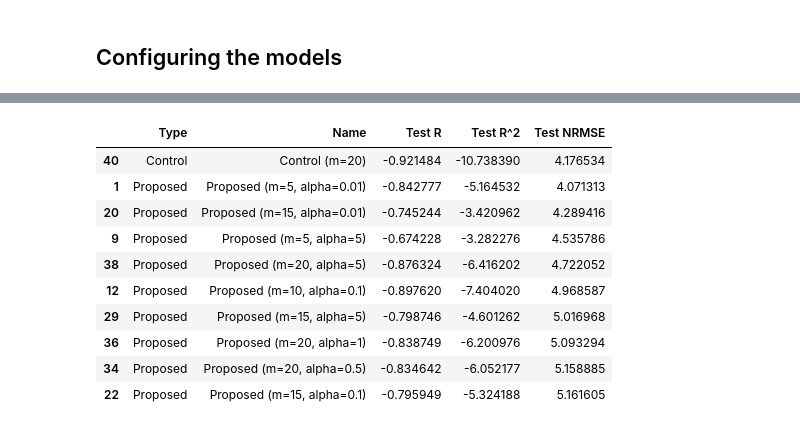
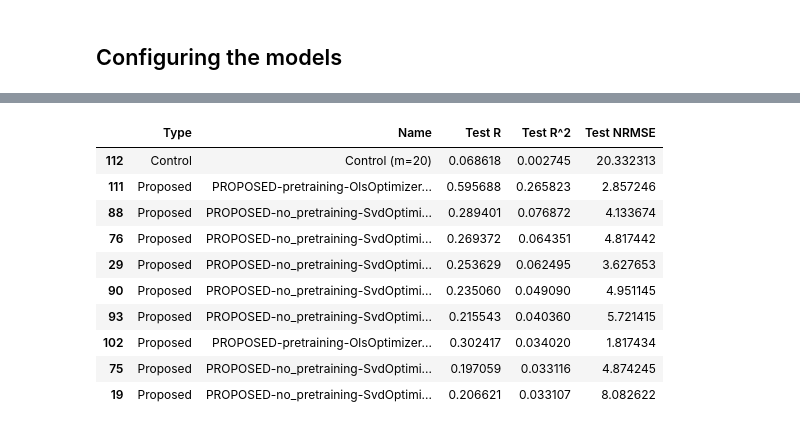
Before and after one commit to lichterberci/rbfar-ols, a Jupyter notebook: experiments.ipynb, the cells around one changed output, grey strips where cells are left out. Drawn from its saved outputs; the diff is of its cells as text; code cells hidden in the pictures.

```diff
--- a/experiments.ipynb
+++ b/experiments.ipynb
@@ -170,18 +173,4 @@ new_row = pd.DataFrame(
     }
 )
 results_df = pd.concat([results_df, new_row], ignore_index=True)
-# %%
-results_df.sort_values(by=["Type", "Test NRMSE"], ascending=[True, True]).head(10)
-# %% [output]
-|  | Type | Name | Test R | Test R^2 | Test NRMSE |
-| 40 | Control | Control (m=20) | -0.921484 | -10.738390 | 4.176534 |
-| 1 | Proposed | Proposed (m=5, alpha=0.01) | -0.842777 | -5.164532 | 4.071313 |
-| 20 | Proposed | Proposed (m=15, alpha=0.01) | -0.745244 | -3.420962 | 4.289416 |
-| 9 | Proposed | Proposed (m=5, alpha=5) | -0.674228 | -3.282276 | 4.535786 |
-| 38 | Proposed | Proposed (m=20, alpha=5) | -0.876324 | -6.416202 | 4.722052 |
-| 12 | Proposed | Proposed (m=10, alpha=0.1) | -0.897620 | -7.404020 | 4.968587 |
-| 29 | Proposed | Proposed (m=15, alpha=5) | -0.798746 | -4.601262 | 5.016968 |
-| 36 | Proposed | Proposed (m=20, alpha=1) | -0.838749 | -6.200976 | 5.093294 |
-| 34 | Proposed | Proposed (m=20, alpha=0.5) | -0.834642 | -6.052177 | 5.158885 |
-| 22 | Proposed | Proposed (m=15, alpha=0.1) | -0.795949 | -5.324188 | 5.161605 |
 # %%
@@ -189,2 +179,16 @@ PROPOSED_MODEL_SELECTION_CRITERION_FOR_PLOTTING = "Test NRMSE"
+# %%
+results_df.sort_values(by=["Type", PROPOSED_MODEL_SELECTION_CRITERION], ascending=[True, not PROPOSED_MODEL_SELECTION_CRITERION_SHOULD_MAXIMIZE]).head(10)
+# %% [output]
+|  | Type | Name | Test R | Test R^2 | Test NRMSE |
+| 112 | Control | Control (m=20) | 0.068618 | 0.002745 | 20.332313 |
+| 111 | Proposed | PROPOSED-pretraining-OlsOptimizer... | 0.595688 | 0.265823 | 2.857246 |
+| 88 | Proposed | PROPOSED-no_pretraining-SvdOptimi... | 0.289401 | 0.076872 | 4.133674 |
+| 76 | Proposed | PROPOSED-no_pretraining-SvdOptimi... | 0.269372 | 0.064351 | 4.817442 |
+| 29 | Proposed | PROPOSED-no_pretraining-SvdOptimi... | 0.253629 | 0.062495 | 3.627653 |
+| 90 | Proposed | PROPOSED-no_pretraining-SvdOptimi... | 0.235060 | 0.049090 | 4.951145 |
+| 93 | Proposed | PROPOSED-no_pretraining-SvdOptimi... | 0.215543 | 0.040360 | 5.721415 |
+| 102 | Proposed | PROPOSED-pretraining-OlsOptimizer... | 0.302417 | 0.034020 | 1.817434 |
+| 75 | Proposed | PROPOSED-no_pretraining-SvdOptimi... | 0.197059 | 0.033116 | 4.874245 |
+| 19 | Proposed | PROPOSED-no_pretraining-SvdOptimi... | 0.206621 | 0.033107 | 8.082622 |
 # %%
 # Find the index of the best proposed model based on lowest Test NRMSE
```
Also changed, not shown: parts of 8 cells of this notebook, 2 other files.
